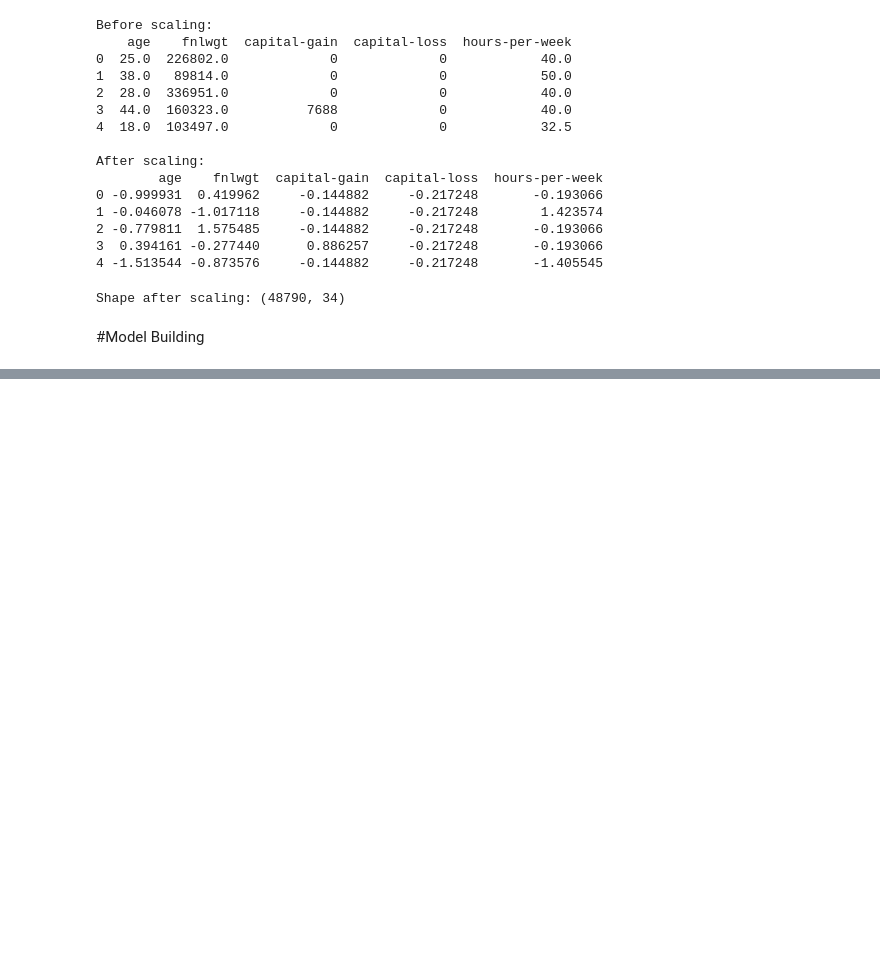
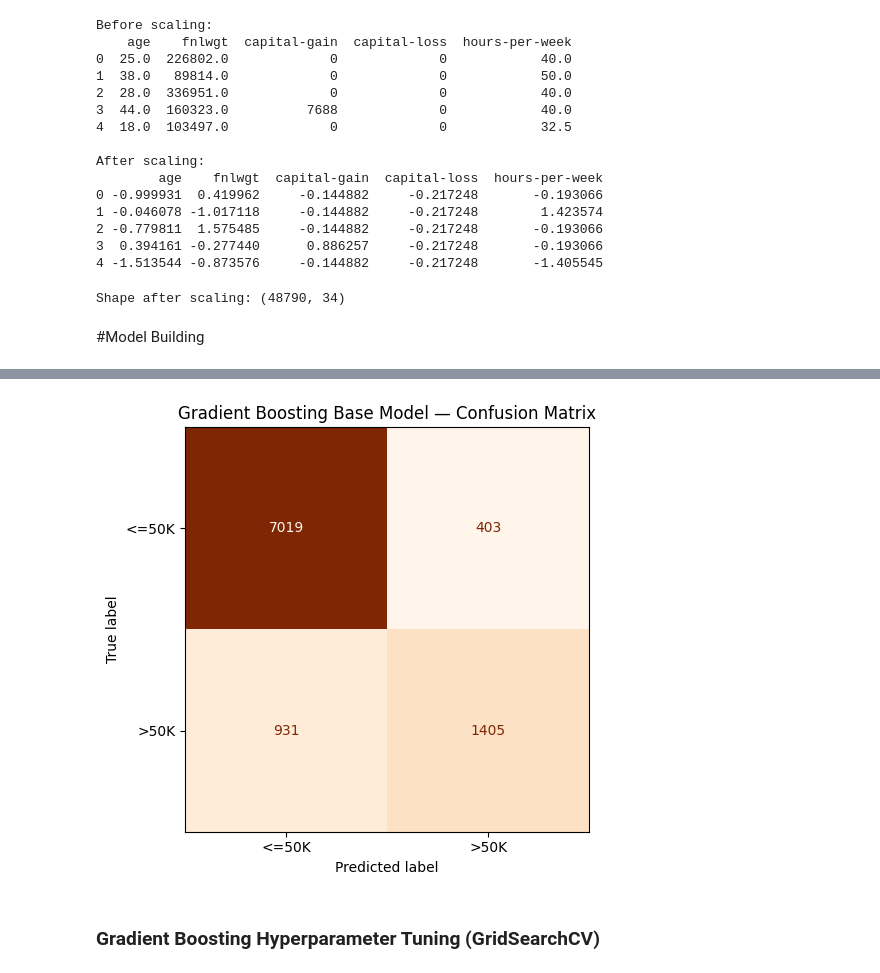
Before and after one commit to eshhha/ADULT_INCOME___PREDICTION, a Jupyter notebook: Adult_Income_prediction(preprocessing).ipynb, the cells around one changed output, grey strips where cells are left out. Drawn from its saved outputs; the diff is of its cells as text; code cells hidden in the pictures; blank space fills up the shorter version.

```diff
--- a/Adult_Income_prediction(preprocessing).ipynb
+++ b/Adult_Income_prediction(preprocessing).ipynb
@@ -1263,0 +1107,17 @@ print("Accuracy:", acc_nb_HPT)
+# %%
+# Predict on Test Data
+y_pred_gb = gb_base.predict(X_test)
+
+# Calculate Metrics
+gb_accuracy = accuracy_score(y_test, y_pred_gb)
+gb_roc_auc = roc_auc_score(
+    y_test,
+    gb_base.predict_proba(X_test)[:, 1]
+)
+
+# Display Results
+print(f"Test Accuracy : {gb_accuracy:.4f}")
+print(f"Test ROC AUC  : {gb_roc_auc:.4f}")
+print("\nClassification Report:")
+print(classification_report(y_test, y_pred_gb,
+      target_names=['<=50K', '>50K']))
@@ -1263,0 +1137,17 @@ print("Accuracy:", acc_nb_HPT)
+# %%
+# Confusion Matrix
+cm_gb = confusion_matrix(y_test, y_pred_gb)
+
+fig, ax = plt.subplots(figsize=(6, 5))
+disp = ConfusionMatrixDisplay(
+    confusion_matrix=cm_gb,
+    display_labels=['<=50K', '>50K']
+)
+disp.plot(ax=ax, colorbar=False, cmap='Oranges')
+plt.title("Gradient Boosting Base Model — Confusion Matrix")
+plt.tight_layout()
+plt.show()
+# %% [output]
+[figure, added]
+# %% [markdown]
+### Gradient Boosting Hyperparameter Tuning (GridSearchCV)
```
Also changed, not shown: parts of 87 cells of this notebook.
